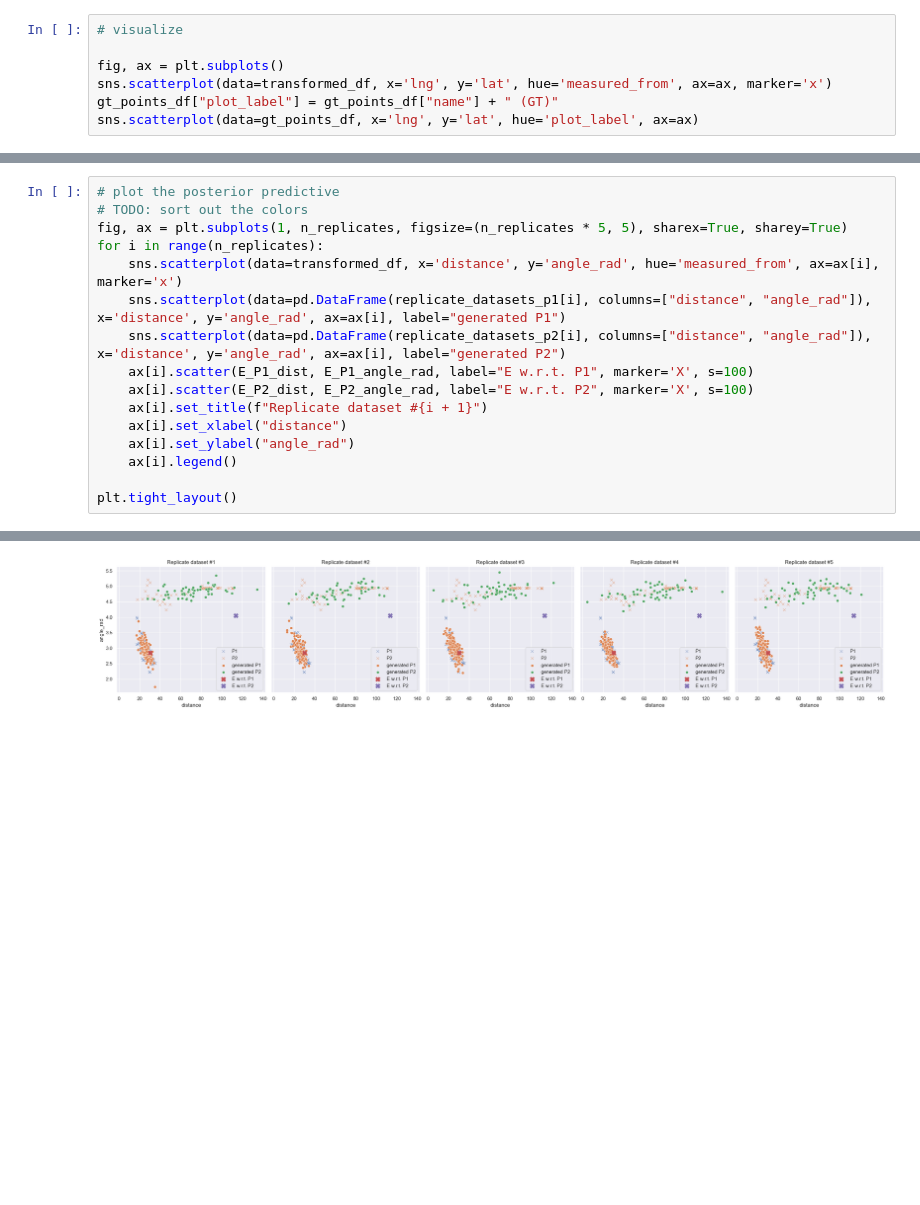
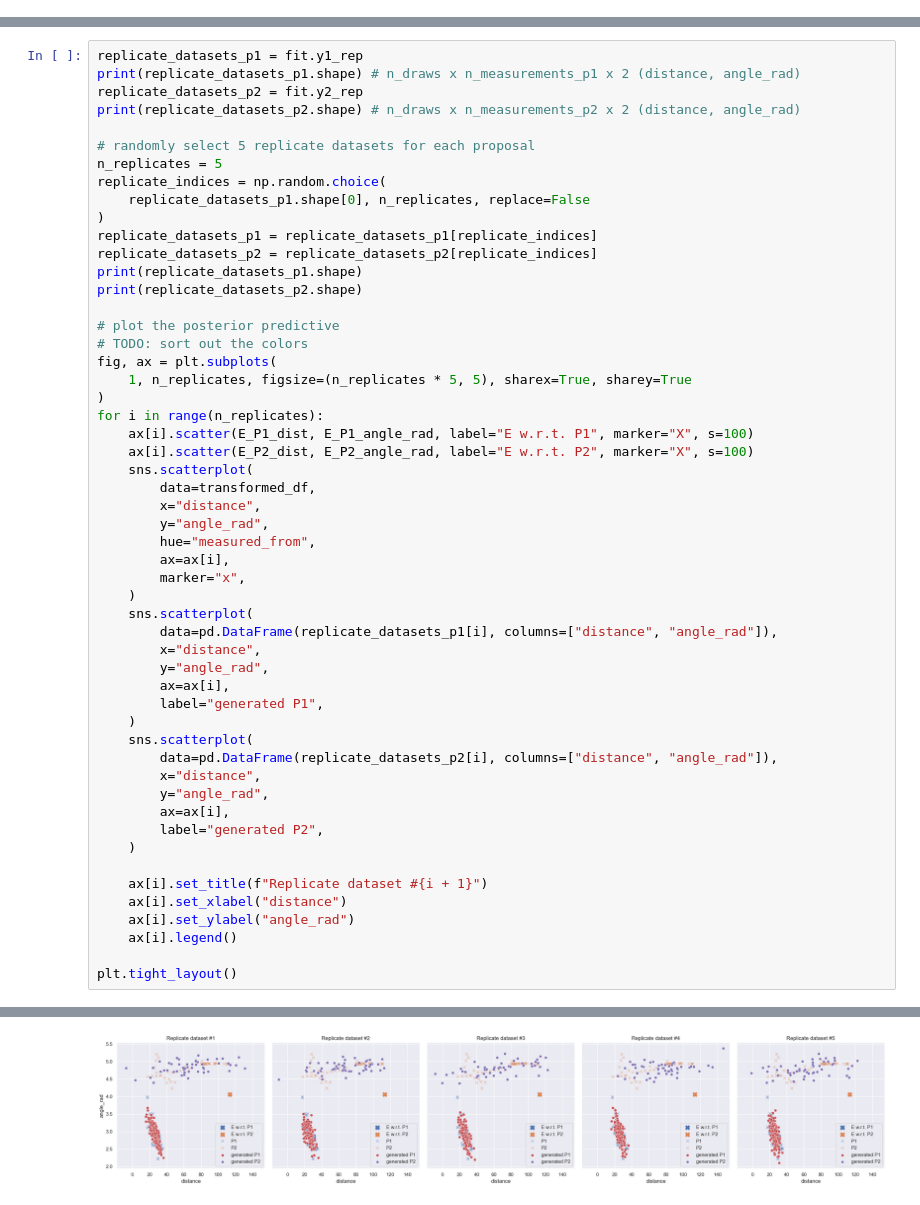
Before and after one commit to KlemenVovk/gps_evaluation, a Jupyter notebook: unil.ipynb, the cells around one changed output, grey strips where cells are left out. Drawn from its saved outputs; the diff is of its cells as text; blank space fills up the shorter version.

```diff
--- a/unil.ipynb
+++ b/unil.ipynb
@@ -33,7 +27,0 @@ proposal_names
-# %%
-# visualize
-
-fig, ax = plt.subplots()
-sns.scatterplot(data=transformed_df, x='lng', y='lat', hue='measured_from', ax=ax, marker='x')
-gt_points_df["plot_label"] = gt_points_df["name"] + " (GT)"
-sns.scatterplot(data=gt_points_df, x='lng', y='lat', hue='plot_label', ax=ax)
@@ -262,13 +280,50 @@ az.plot_posterior(fit, var_names=["log_lik_ratio"], kind='hist', bins=50)
 # %%
+replicate_datasets_p1 = fit.y1_rep
+print(replicate_datasets_p1.shape) # n_draws x n_measurements_p1 x 2 (distance, angle_rad)
+replicate_datasets_p2 = fit.y2_rep
+print(replicate_datasets_p2.shape) # n_draws x n_measurements_p2 x 2 (distance, angle_rad)
+
+# randomly select 5 replicate datasets for each proposal
+n_replicates = 5
+replicate_indices = np.random.choice(
+    replicate_datasets_p1.shape[0], n_replicates, replace=False
+)
+replicate_datasets_p1 = replicate_datasets_p1[replicate_indices]
+replicate_datasets_p2 = replicate_datasets_p2[replicate_indices]
+print(replicate_datasets_p1.shape)
+print(replicate_datasets_p2.shape)
+
 # plot the posterior predictive
 # TODO: sort out the colors
-fig, ax = plt.subplots(1, n_replicates, figsize=(n_replicates * 5, 5), sharex=True, sharey=True)
+fig, ax = plt.subplots(
+    1, n_replicates, figsize=(n_replicates * 5, 5), sharex=True, sharey=True
+)
 for i in range(n_replicates):
-    sns.scatterplot(data=transformed_df, x='distance', y='angle_rad', hue='measured_from', ax=ax[i], marker='x')
-    sns.scatterplot(data=pd.DataFrame(replicate_datasets_p1[i], columns=["distance", "angle_rad"]), x='distance', y='angle_rad', ax=ax[i], label="generated P1")
-    sns.scatterplot(data=pd.DataFrame(replicate_datasets_p2[i], columns=["distance", "angle_rad"]), x='distance', y='angle_rad', ax=ax[i], label="generated P2")
-    ax[i].scatter(E_P1_dist, E_P1_angle_rad, label="E w.r.t. P1", marker='X', s=100)
-    ax[i].scatter(E_P2_dist, E_P2_angle_rad, label="E w.r.t. P2", marker='X', s=100)
+    ax[i].scatter(E_P1_dist, E_P1_angle_rad, label="E w.r.t. P1", marker="X", s=100)
+    ax[i].scatter(E_P2_dist, E_P2_angle_rad, label="E w.r.t. P2", marker="X", s=100)
+    sns.scatterplot(
+        data=transformed_df,
+        x="distance",
+        y="angle_rad",
+        hue="measured_from",
+        ax=ax[i],
+        marker="x",
+    )
+    sns.scatterplot(
+        data=pd.DataFrame(replicate_datasets_p1[i], columns=["distance", "angle_rad"]),
+        x="distance",
+        y="angle_rad",
+        ax=ax[i],
+        label="generated P1",
+    )
+    sns.scatterplot(
+        data=pd.DataFrame(replicate_datasets_p2[i], columns=["distance", "angle_rad"]),
+        x="distance",
+        y="angle_rad",
+        ax=ax[i],
+        label="generated P2",
+    )
+
     ax[i].set_title(f"Replicate dataset #{i + 1}")
     ax[i].set_xlabel("distance")
     ax[i].set_ylabel("angle_rad")
@@ -279 +338 @@ plt.tight_layout()
-[figure, old version]
+[figure, new version]
```
Also changed, not shown: parts of 19 cells of this notebook, 9 other files.
